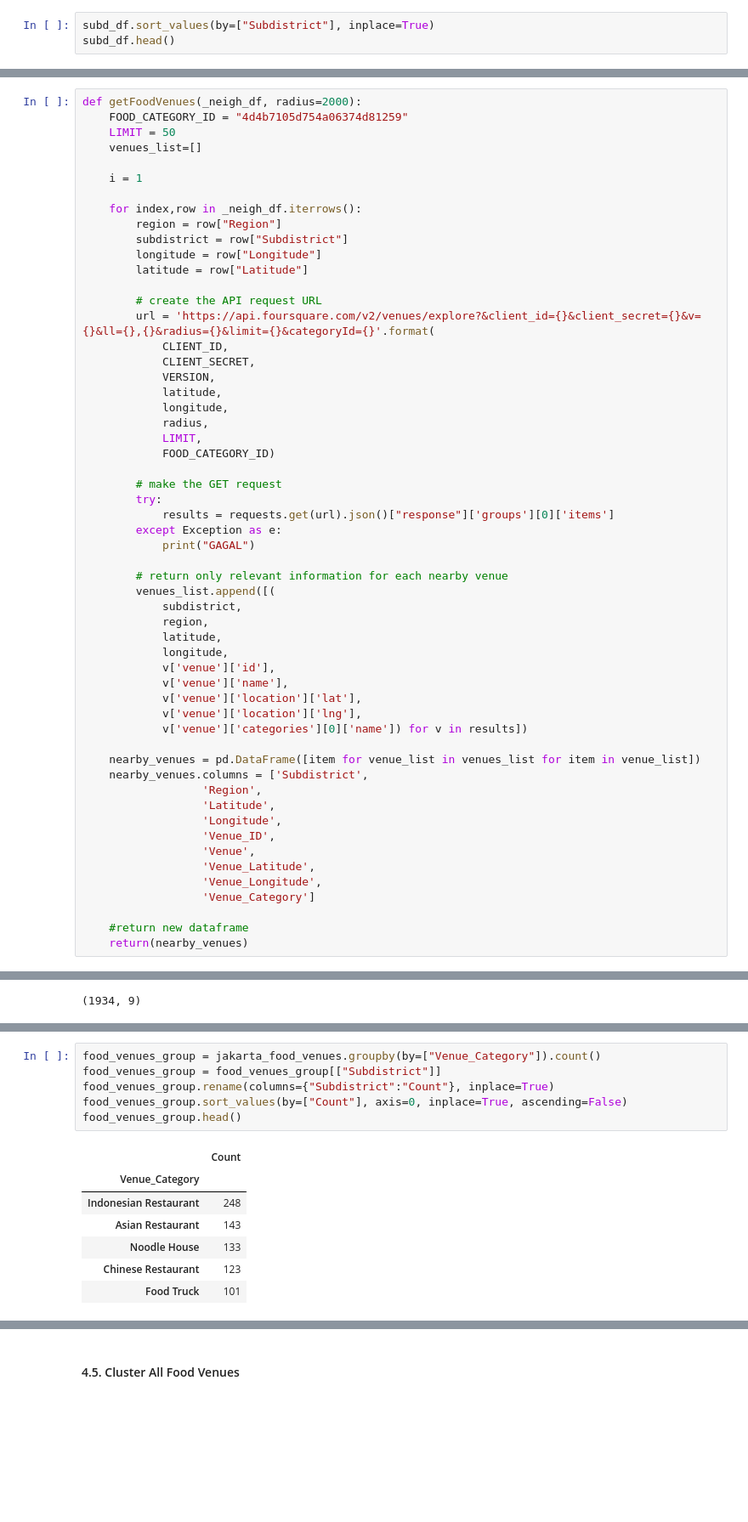
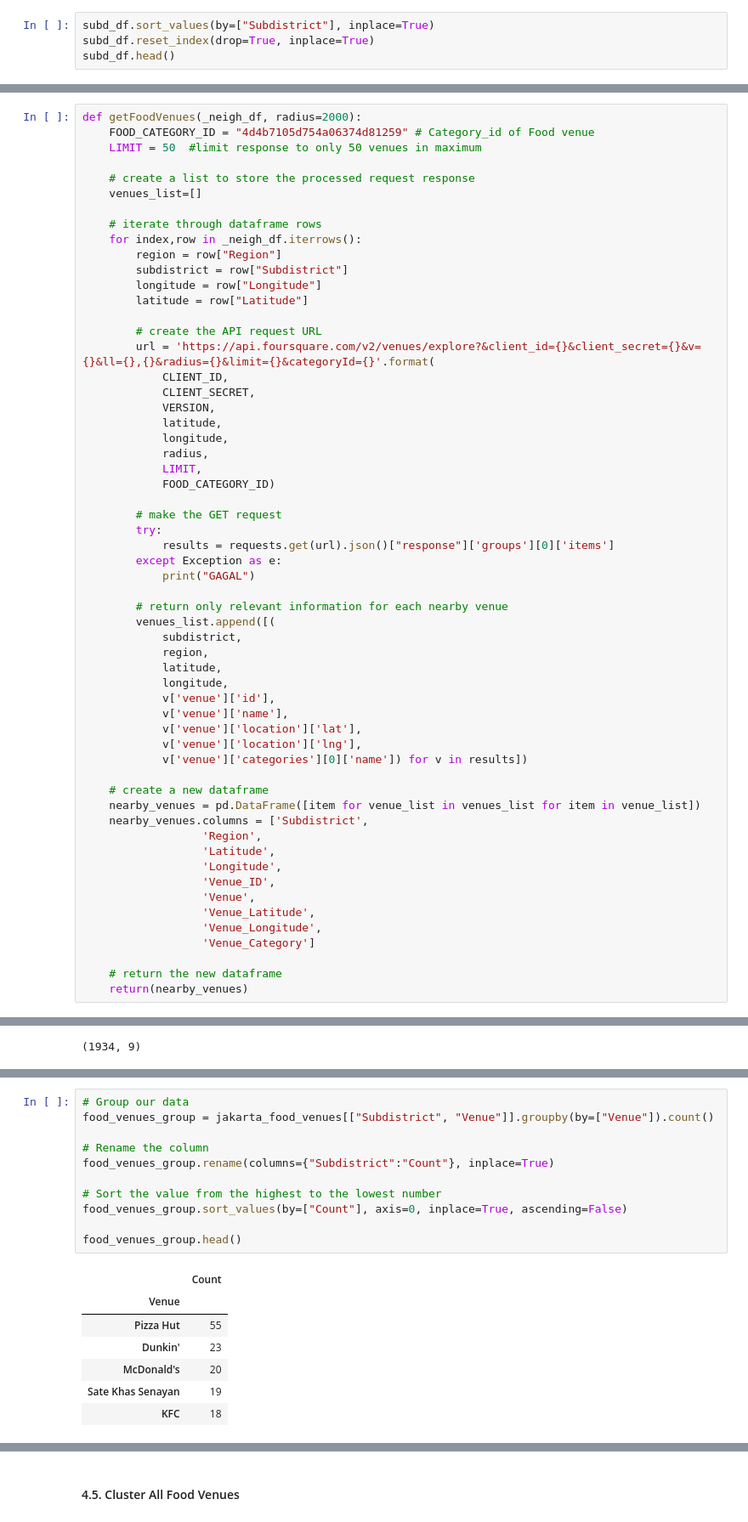
Before and after one commit to vickyysiahaan/FnB_Business_Opportunity_Seeker, a Jupyter notebook: FnB Business Seeker.ipynb, the cells around one changed output, grey strips where cells are left out. Shown at 85% size. Saved outputs shown, nothing was run; the diff lists cells and outputs as text; blank space fills up the shorter version.

```diff
--- a/FnB Business Seeker.ipynb
+++ b/FnB Business Seeker.ipynb
@@ -181,6 +183,7 @@ subd_df.head()
 For later analysis, it is convenient for us to sort the dataframe by Subdistrict name first.
 # %%
 subd_df.sort_values(by=["Subdistrict"], inplace=True)
+subd_df.reset_index(drop=True, inplace=True)
 subd_df.head()
 # %% [output]
 |  | Subdistrict | Region | Longitude | Latitude |
@@ -210,11 +213,12 @@ Here, we create a python function to get list of nearby food venues with subdist
 # %%
 def getFoodVenues(_neigh_df, radius=2000):
-    FOOD_CATEGORY_ID = "4d4b7105d754a06374d81259"
-    LIMIT = 50
+    FOOD_CATEGORY_ID = "4d4b7105d754a06374d81259" # Category_id of Food venue
+    LIMIT = 50  #limit response to only 50 venues in maximum
+
+    # create a list to store the processed request response
     venues_list=[]
 
-    i = 1
-
+    # iterate through dataframe rows
     for index,row in _neigh_df.iterrows():
         region = row["Region"]
         subdistrict = row["Subdistrict"]
@@ -250,6 +254,7 @@ def getFoodVenues(_neigh_df, radius=2000):
             v['venue']['location']['lng'],
             v['venue']['categories'][0]['name']) for v in results])
 
+    # create a new dataframe
     nearby_venues = pd.DataFrame([item for venue_list in venues_list for item in venue_list])
     nearby_venues.columns = ['Subdistrict',
                   'Region',
@@ -261,5 +266,5 @@ def getFoodVenues(_neigh_df, radius=2000):
                   'Venue_Longitude',
                   'Venue_Category']
 
-    #return new dataframe
+    # return the new dataframe
     return(nearby_venues)
@@ -282,14 +339,19 @@ jakarta_food_venues.shape
 # %%
-food_venues_group = jakarta_food_venues.groupby(by=["Venue_Category"]).count()
-food_venues_group = food_venues_group[["Subdistrict"]]
+# Group our data
+food_venues_group = jakarta_food_venues[["Subdistrict", "Venue"]].groupby(by=["Venue"]).count()
+
+# Rename the column
 food_venues_group.rename(columns={"Subdistrict":"Count"}, inplace=True)
+
+# Sort the value from the highest to the lowest number
 food_venues_group.sort_values(by=["Count"], axis=0, inplace=True, ascending=False)
+
 food_venues_group.head()
 # %% [output]
 |  | Count |
-| Venue_Category |  |
-| Indonesian Restaurant | 248 |
-| Asian Restaurant | 143 |
-| Noodle House | 133 |
-| Chinese Restaurant | 123 |
-| Food Truck | 101 |
+| Venue |  |
+| Pizza Hut | 55 |
+| Dunkin' | 23 |
+| McDonald's | 20 |
+| Sate Khas Senayan | 19 |
+| KFC | 18 |
```
Also changed, not shown: parts of 17 cells of this notebook.
